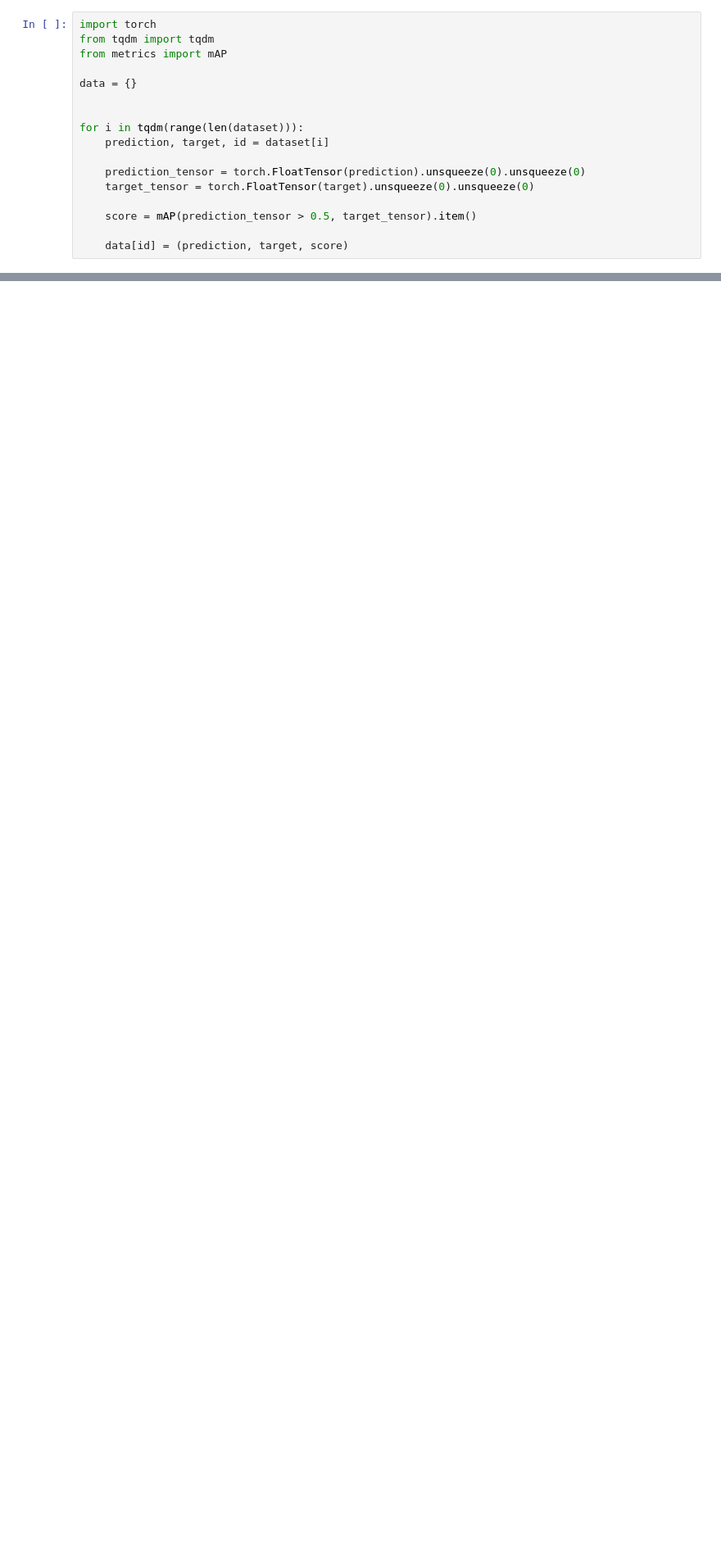
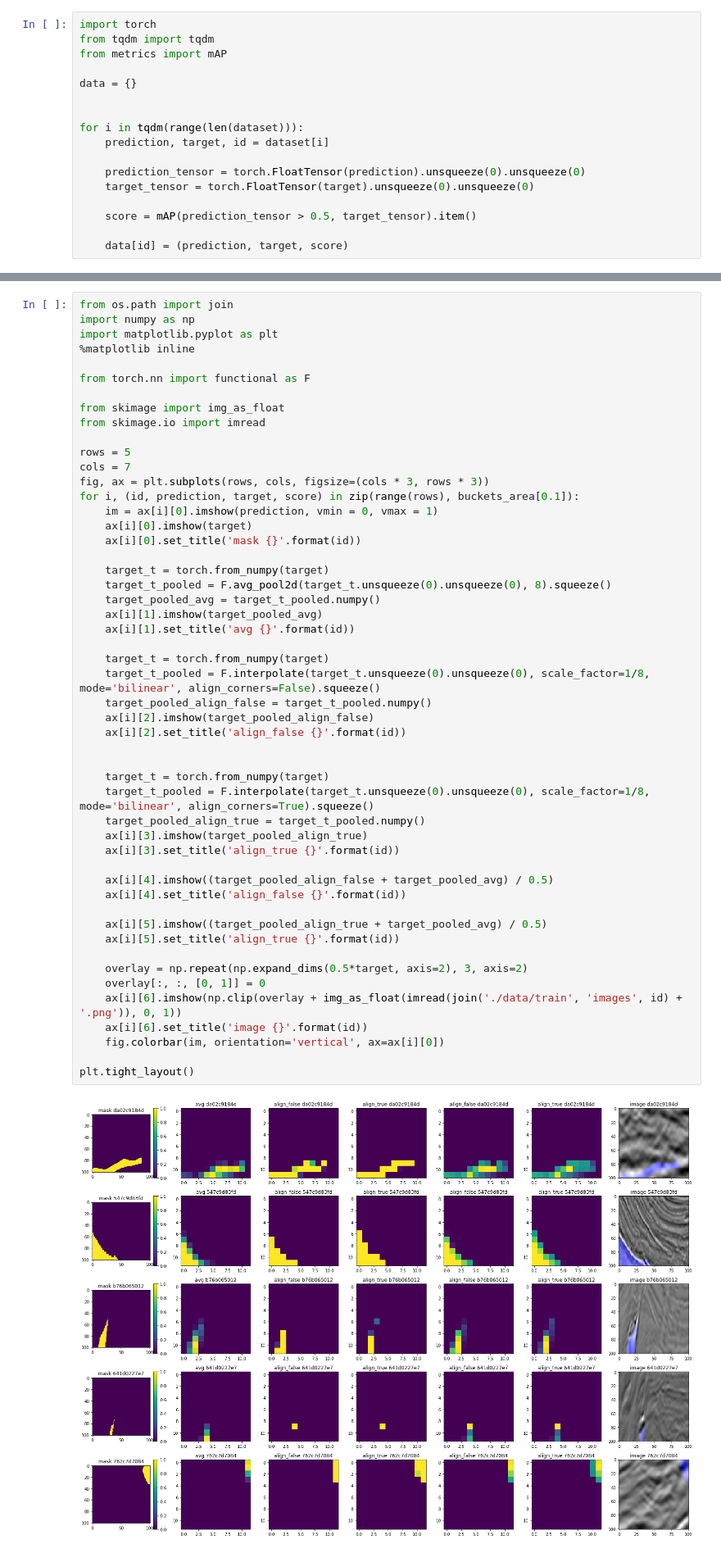
Before and after one commit to mctigger/KaggleSalt, a Jupyter notebook: analyze.ipynb, the cells around one changed output, grey strips where cells are left out. Shown at 82% size. Drawn from its saved outputs; the diff is of its cells as text; blank space fills up the shorter version.

```diff
--- a/analyze.ipynb
+++ b/analyze.ipynb
@@ -152,0 +166,53 @@ plt.tight_layout()
+# %%
+from os.path import join
+import numpy as np
+import matplotlib.pyplot as plt
+%matplotlib inline
+
+from torch.nn import functional as F
+
+from skimage import img_as_float
+from skimage.io import imread
+
+rows = 5
+cols = 7
+fig, ax = plt.subplots(rows, cols, figsize=(cols * 3, rows * 3))
+for i, (id, prediction, target, score) in zip(range(rows), buckets_area[0.1]):
+    im = ax[i][0].imshow(prediction, vmin = 0, vmax = 1)
+    ax[i][0].imshow(target)
+    ax[i][0].set_title('mask {}'.format(id))
+
+    target_t = torch.from_numpy(target)
+    target_t_pooled = F.avg_pool2d(target_t.unsqueeze(0).unsqueeze(0), 8).squeeze()
+    target_pooled_avg = target_t_pooled.numpy()
+    ax[i][1].imshow(target_pooled_avg)
+    ax[i][1].set_title('avg {}'.format(id))
+
+    target_t = torch.from_numpy(target)
+    target_t_pooled = F.interpolate(target_t.unsqueeze(0).unsqueeze(0), scale_factor=1/8, mode='bilinear', align_corners=False).squeeze()
+    target_pooled_align_false = target_t_pooled.numpy()
+    ax[i][2].imshow(target_pooled_align_false)
+    ax[i][2].set_title('align_false {}'.format(id))
+
+
+    target_t = torch.from_numpy(target)
+    target_t_pooled = F.interpolate(target_t.unsqueeze(0).unsqueeze(0), scale_factor=1/8, mode='bilinear', align_corners=True).squeeze()
+    target_pooled_align_true = target_t_pooled.numpy()
+    ax[i][3].imshow(target_pooled_align_true)
+    ax[i][3].set_title('align_true {}'.format(id))
+
+    ax[i][4].imshow((target_pooled_align_false + target_pooled_avg) / 0.5)
+    ax[i][4].set_title('align_false {}'.format(id))
+
+    ax[i][5].imshow((target_pooled_align_true + target_pooled_avg) / 0.5)
+    ax[i][5].set_title('align_true {}'.format(id))
+
+    overlay = np.repeat(np.expand_dims(0.5*target, axis=2), 3, axis=2)
+    overlay[:, :, [0, 1]] = 0
+    ax[i][6].imshow(np.clip(overlay + img_as_float(imread(join('./data/train', 'images', id) + '.png')), 0, 1))
+    ax[i][6].set_title('image {}'.format(id))
+    fig.colorbar(im, orientation='vertical', ax=ax[i][0])
+
+plt.tight_layout()
+# %% [output]
+[figure, added]
```
Also changed, not shown: parts of 5 cells of this notebook, 8 other files.
